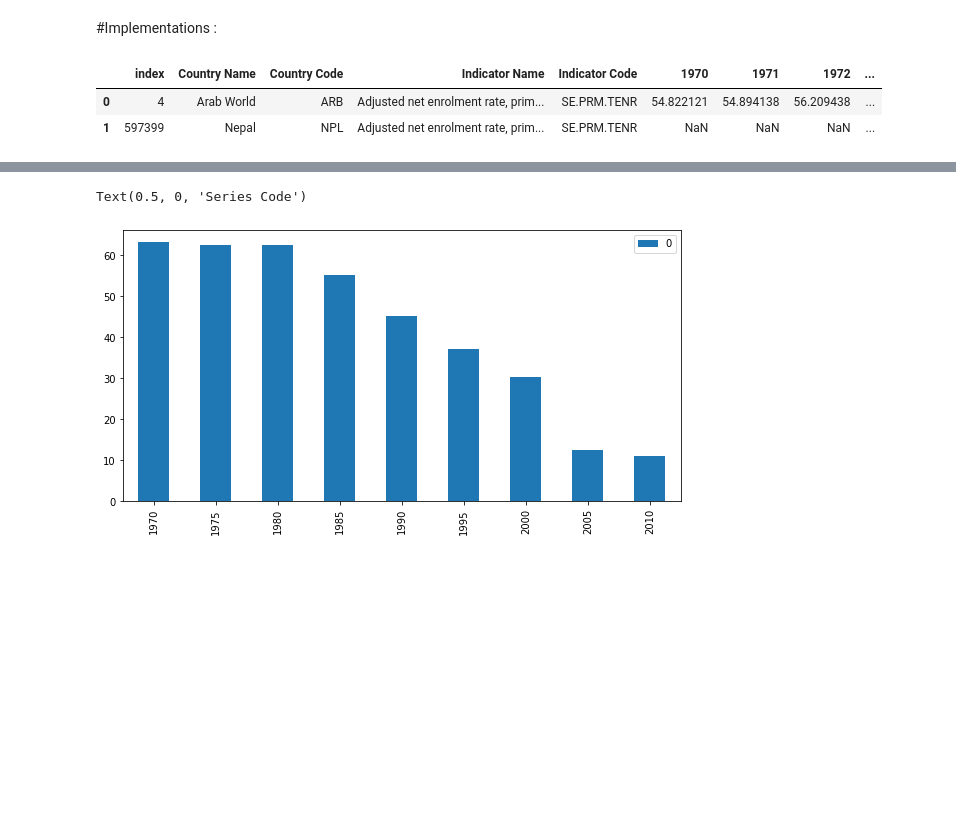
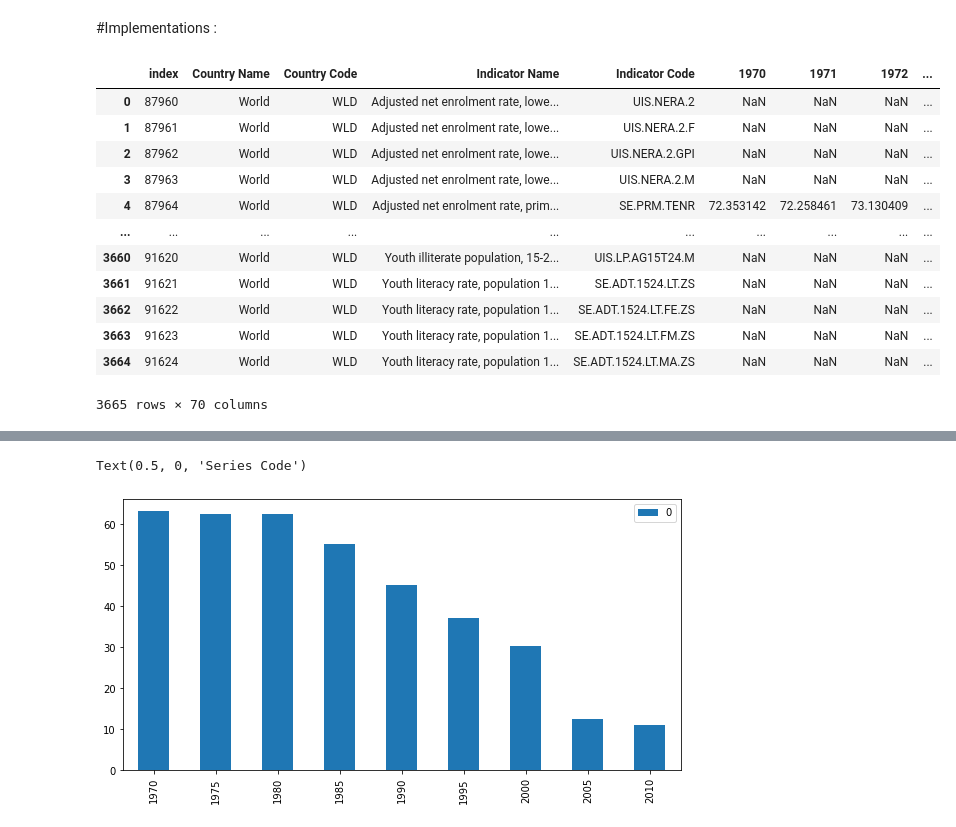
Before and after one commit to kronze1996/Capstone-Project-1, a Jupyter notebook: Kartikey_Sharma_Team_7_Capstone_Project.ipynb, the cells around one changed output, grey strips where cells are left out. Cells and saved outputs as stored; diff of their text form; code cells hidden in the pictures; blank space fills up the shorter version.

```diff
--- a/Kartikey_Sharma_Team_7_Capstone_Project.ipynb
+++ b/Kartikey_Sharma_Team_7_Capstone_Project.ipynb
@@ -37,15 +324,28 @@ EdStatsFootNote_df.drop(['Unnamed: 4'],axis=1,inplace=True)
 #Implementations :
 # %%
 #Comparing Countries based on indicators data:
-countryComparision_df=EdStatsData_df[(EdStatsData_df['Indicator Code']=='SE.PRM.TENR') & ((EdStatsData_df['Country Name'] =='Nepal') | (EdStatsData_df['Country Name'] =='Arab World'))].reset_index()
+# countryComparision_df=EdStatsData_df[(EdStatsData_df['Indicator Code']=='SE.PRM.TENR') & ((EdStatsData_df['Country Name'] =='World') | (EdStatsData_df['Country Name'] =='Arab World'))].reset_index()
+countryComparision_df=EdStatsData_df[(EdStatsData_df['Country Name'] =='World')].reset_index()
 countryComparision_df
+
+
 
 #limited indicators (Top 10)
 #Top 5 countries (USA,INDIA,CHINA,RUSSIA,)
-#2010 - 2015 (Years)
+#2000 - 2015 (Years)
 #Analyses
 #Correlation between indicators
 # %% [output]
 |  | index | Country Name | Country Code | Indicator Name | Indicator Code | 1970 | 1971 | 1972 | ... |
-| 0 | 4 | Arab World | ARB | Adjusted net enrolment rate, prim... | SE.PRM.TENR | 54.822121 | 54.894138 | 56.209438 | ... |
-| 1 | 597399 | Nepal | NPL | Adjusted net enrolment rate, prim... | SE.PRM.TENR | NaN | NaN | NaN | ... |
+| 0 | 87960 | World | WLD | Adjusted net enrolment rate, lowe... | UIS.NERA.2 | NaN | NaN | NaN | ... |
+| 1 | 87961 | World | WLD | Adjusted net enrolment rate, lowe... | UIS.NERA.2.F | NaN | NaN | NaN | ... |
+| 2 | 87962 | World | WLD | Adjusted net enrolment rate, lowe... | UIS.NERA.2.GPI | NaN | NaN | NaN | ... |
+| 3 | 87963 | World | WLD | Adjusted net enrolment rate, lowe... | UIS.NERA.2.M | NaN | NaN | NaN | ... |
+| 4 | 87964 | World | WLD | Adjusted net enrolment rate, prim... | SE.PRM.TENR | 72.353142 | 72.258461 | 73.130409 | ... |
+| ... | ... | ... | ... | ... | ... | ... | ... | ... | ... |
+| 3660 | 91620 | World | WLD | Youth illiterate population, 15-2... | UIS.LP.AG15T24.M | NaN | NaN | NaN | ... |
+| 3661 | 91621 | World | WLD | Youth literacy rate, population 1... | SE.ADT.1524.LT.ZS | NaN | NaN | NaN | ... |
+| 3662 | 91622 | World | WLD | Youth literacy rate, population 1... | SE.ADT.1524.LT.FE.ZS | NaN | NaN | NaN | ... |
+| 3663 | 91623 | World | WLD | Youth literacy rate, population 1... | SE.ADT.1524.LT.FM.ZS | NaN | NaN | NaN | ... |
+| 3664 | 91624 | World | WLD | Youth literacy rate, population 1... | SE.ADT.1524.LT.MA.ZS | NaN | NaN | NaN | ... |
+3665 rows × 70 columns
```
Also changed, not shown: parts of 75 cells of this notebook.
